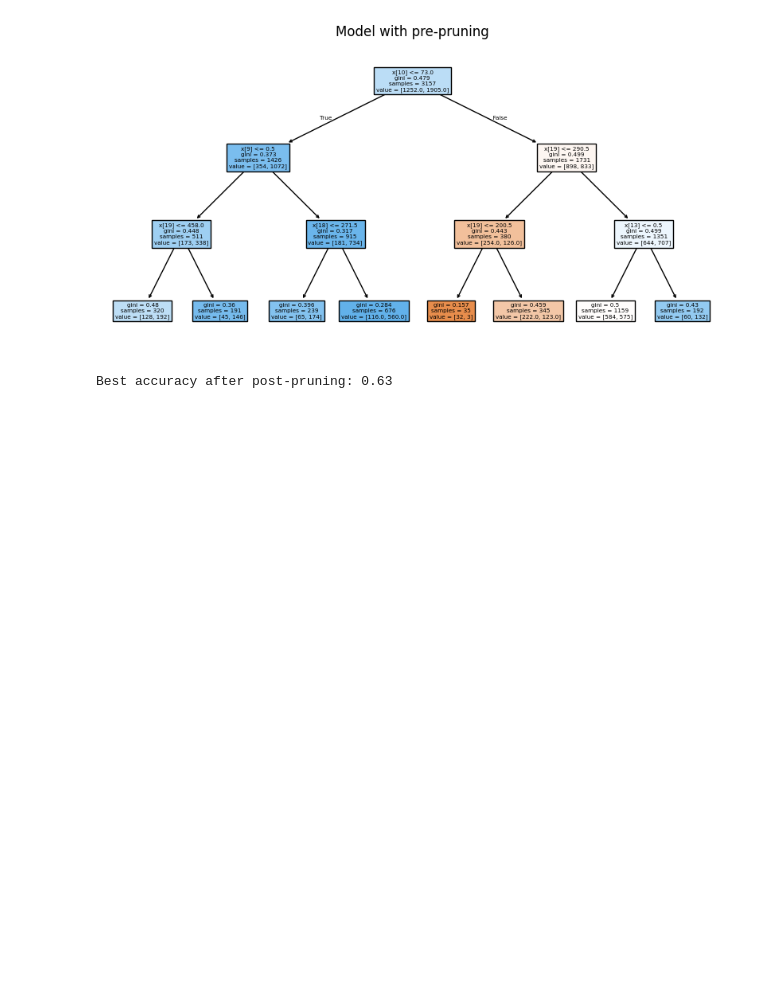
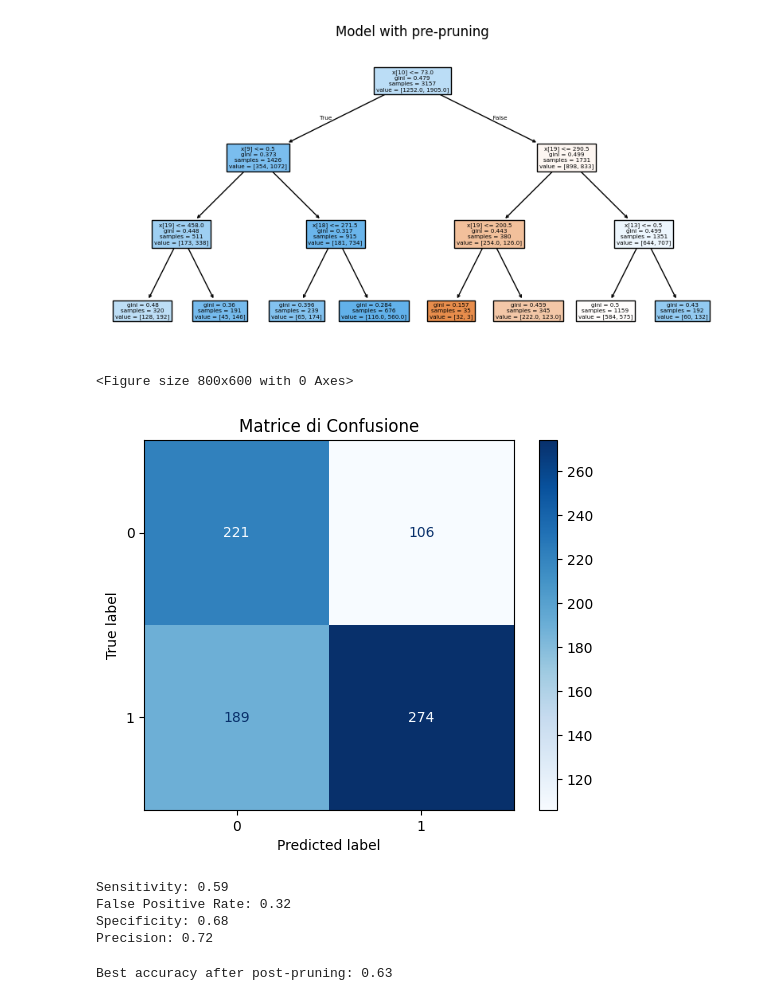
Before and after one commit to LucaTomei93/AIDS_VirusInfectionPrediction, a Jupyter notebook: main.ipynb, the cells around one changed output. Saved outputs shown, nothing was run; the diff lists cells and outputs as text; code cells hidden in the pictures; blank space fills up the shorter version.

```diff
--- a/main.ipynb
+++ b/main.ipynb
@@ -739,6 +844,48 @@ plt.title('Model with pre-pruning')
 plt.show()
 # %% [output]
 [figure]
+# %%
+cm = confusion_matrix(y_test, y_pred_pre_pruned)
+# Visualizzazione della matrice di confusione
+disp = ConfusionMatrixDisplay(confusion_matrix=cm, display_labels=np.unique(y))
+plt.figure(figsize=(8, 6))
+disp.plot(cmap=plt.cm.Blues)
+plt.title('Matrice di Confusione')
+plt.show()
+# %% [output]
+<Figure size 800x600 with 0 Axes>
+[figure, added]
+# %%
+# Sensitivity, False Positive Rate, Specificity, Precision
+
+# Valori estratti dalla matrice di confusione
+TN = 221
+FP = 106
+FN = 189
+TP = 274
+
+# Calcolo della sensitivity (recall)
+sensitivity = TP / (TP + FN)
+
+# Calcolo del false positive rate
+fpr = FP / (FP + TN)
+
+# Calcolo della Precisione
+precision = TP / (TP + FP)
+
+# Calcolo della Specificità
+specificity = TN / (TN + FP)
+
+# Stampa dei risultati
+print(f"Sensitivity: {sensitivity:.2f}")
+print(f"False Positive Rate: {fpr:.2f}")
+print(f"Specificity: {specificity:.2f}")
+print(f"Precision: {precision:.2f}")
+# %% [output]
+Sensitivity: 0.59
+False Positive Rate: 0.32
+Specificity: 0.68
+Precision: 0.72
 # %%
 # Post pruning
 # Model with post-pruning
```
Also changed, not shown: parts of 12 cells of this notebook.
